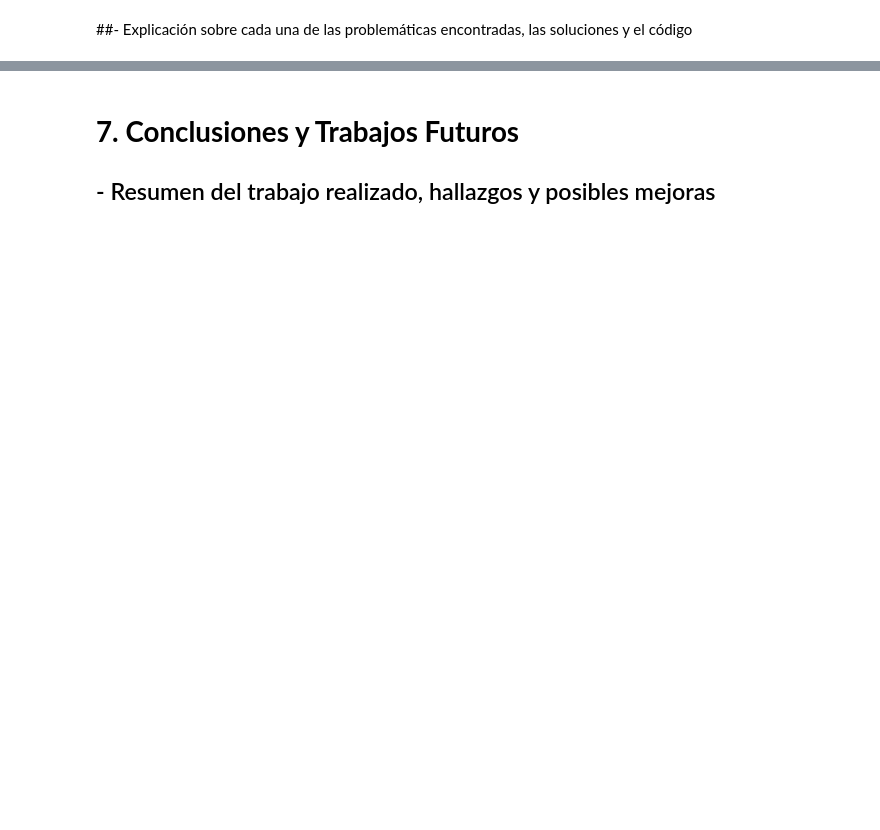
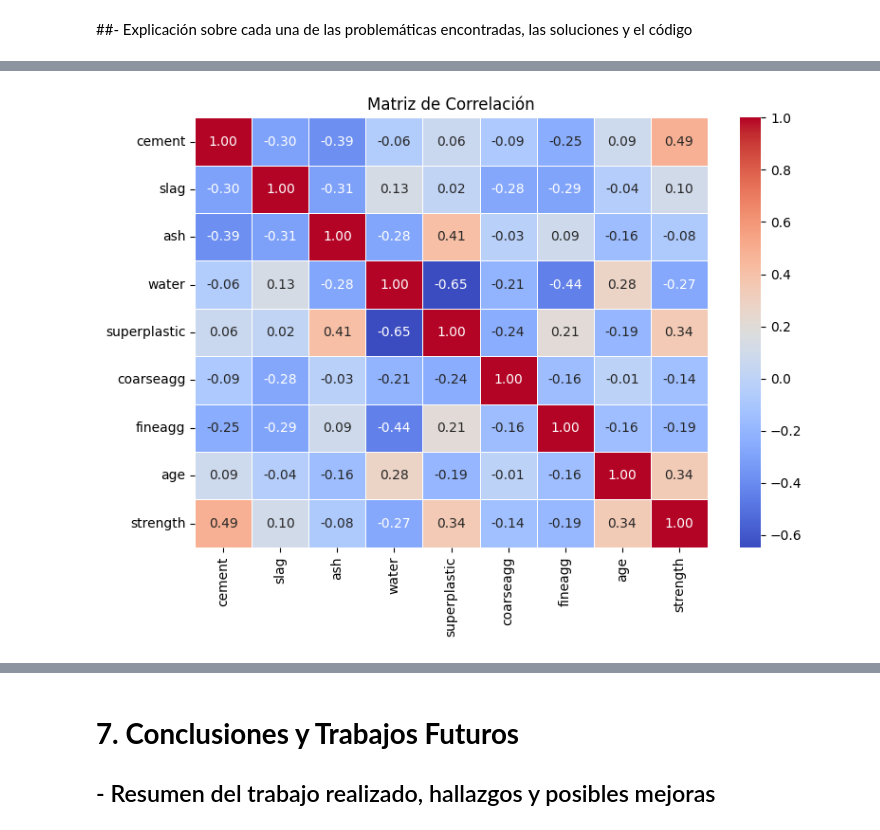
Before and after one commit to I-ULISES-I/Colabfiles, a Jupyter notebook: ProyectoProgADAP_256056.ipynb, the cells around one changed output, grey strips where cells are left out. Drawn from its saved outputs; the diff is of its cells as text; code cells hidden in the pictures; blank space fills up the shorter version.

```diff
--- a/ProyectoProgADAP_256056.ipynb
+++ b/ProyectoProgADAP_256056.ipynb
@@ -128,13 +120,0 @@ En base a los puntos anteriores, el conjunto de datos presenta una estructura li
-# %%
-#Impresión de los tipos de datos antes del cambio.
-print('Tipos de datos y consumo de memoria antes del cambio:')
-print(df.info())
-
-#Modificación del tipo de dato.
-columnas = ['Gender', 'Country', 'Ethnicity', 'Family_History', 'Radiation_Exposure', 'Iodine_Deficiency', 'Smoking', 'Obesity',
-            'Diabetes', 'Thyroid_Cancer_Risk', 'Diagnosis']
-df[columnas] = df[columnas].astype('category')
-
-#Impresión de los tipos de datos después del cambio.
-print('\nTipos de datos y consumo de memoria después del cambio:')
-print(df.info())
@@ -428,0 +256,14 @@ Passing `palette` without assigning `hue` is deprecated and will be removed in v
+# %%
+#Cálculo de matriz de correlación.
+matriz_correlacion = df.corr()
+
+#Creación y diseño de mapa de calor.
+plt.figure(figsize=(8, 6))
+sns.heatmap(matriz_correlacion, annot=True, cmap='coolwarm', fmt='.2f', linewidths=0.5)
+plt.title("Matriz de Correlación")
+
+#Impresión de mapa de calor.
+plt.tight_layout()
+plt.show()
+# %% [output]
+[figure, added]
```
Also changed, not shown: parts of 83 cells of this notebook.
